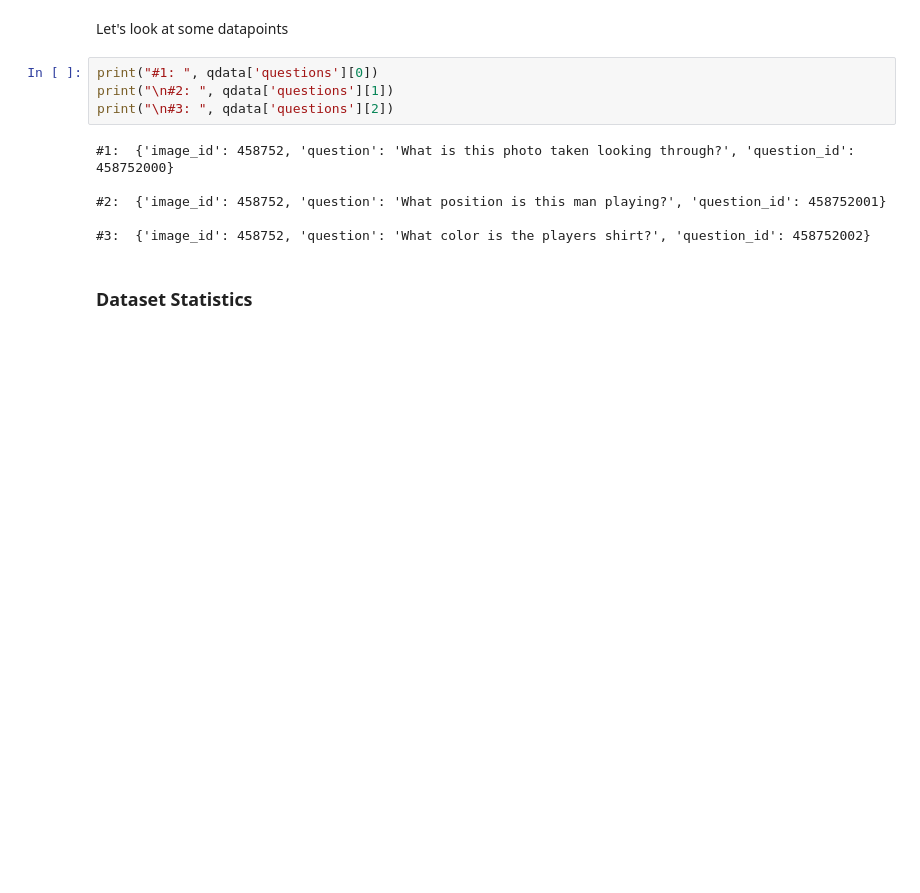
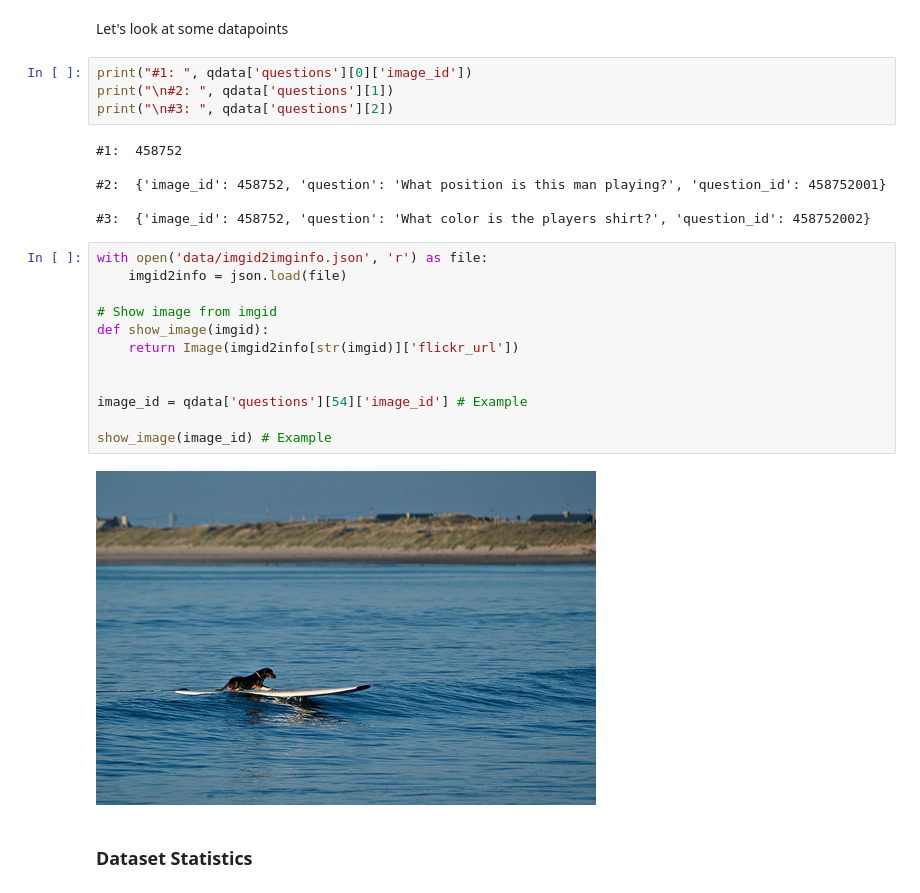
Before and after one commit to MichelleAppel/VQA, a Jupyter notebook: VQA Dataset Structure.ipynb, the cells around one changed output. Saved outputs shown, nothing was run; the diff lists cells and outputs as text; blank space fills up the shorter version.

```diff
--- a/VQA Dataset Structure.ipynb
+++ b/VQA Dataset Structure.ipynb
@@ -62,15 +63,29 @@ Datapoint keys:  dict_keys(['image_id', 'question', 'question_id'])
 # %% [markdown]
 Let's look at some datapoints
 # %%
-print("#1: ", qdata['questions'][0])
+print("#1: ", qdata['questions'][0]['image_id'])
 print("\n#2: ", qdata['questions'][1])
 print("\n#3: ", qdata['questions'][2])
 # %% [output]
-#1:  {'image_id': 458752, 'question': 'What is this photo taken looking through?', 'question_id': 458752000}
+#1:  458752
 
 #2:  {'image_id': 458752, 'question': 'What position is this man playing?', 'question_id': 458752001}
 
 #3:  {'image_id': 458752, 'question': 'What color is the players shirt?', 'question_id': 458752002}
+# %%
+with open('data/imgid2imginfo.json', 'r') as file:
+    imgid2info = json.load(file)
+
+# Show image from imgid
+def show_image(imgid):
+    return Image(imgid2info[str(imgid)]['flickr_url'])
+
+
+image_id = qdata['questions'][54]['image_id'] # Example
+
+show_image(image_id) # Example
+# %% [output]
+[figure, added]
 # %% [markdown]
 ### Dataset Statistics
 # %%
```
Also changed, not shown: parts of 8 cells of this notebook, 9 other files.
